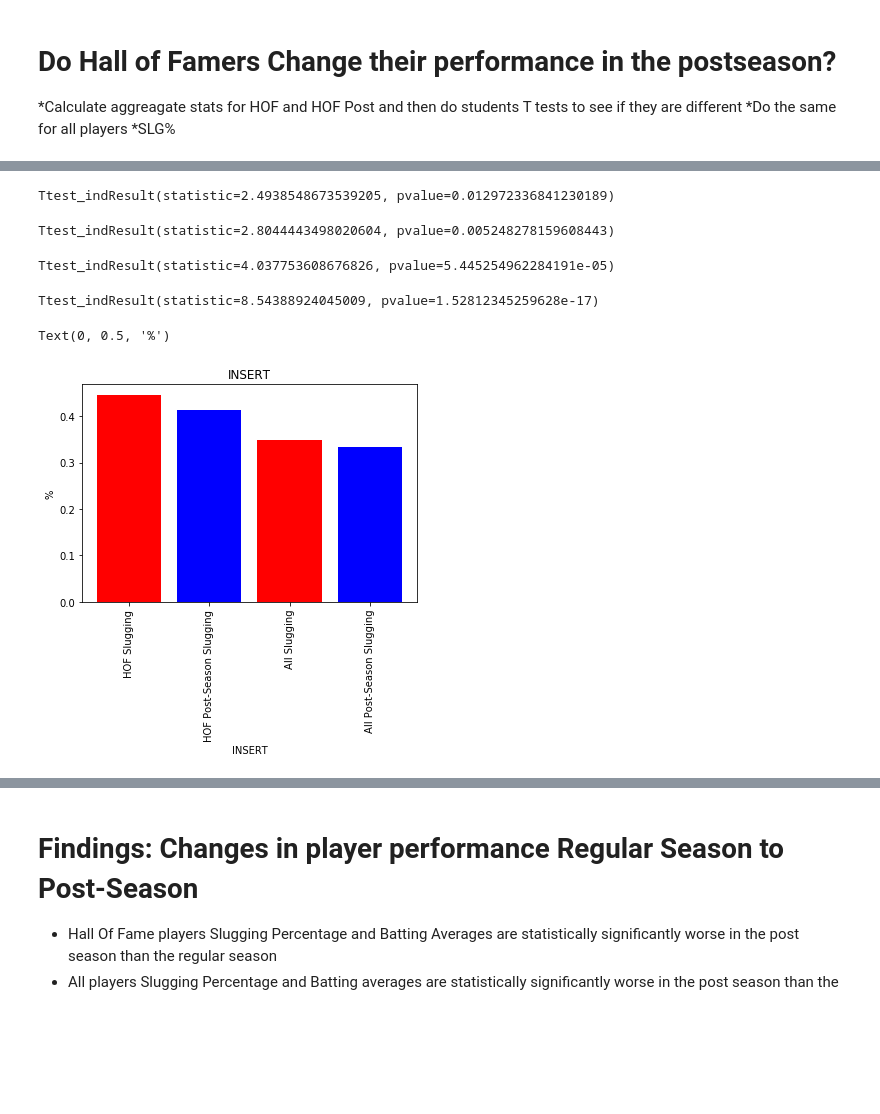
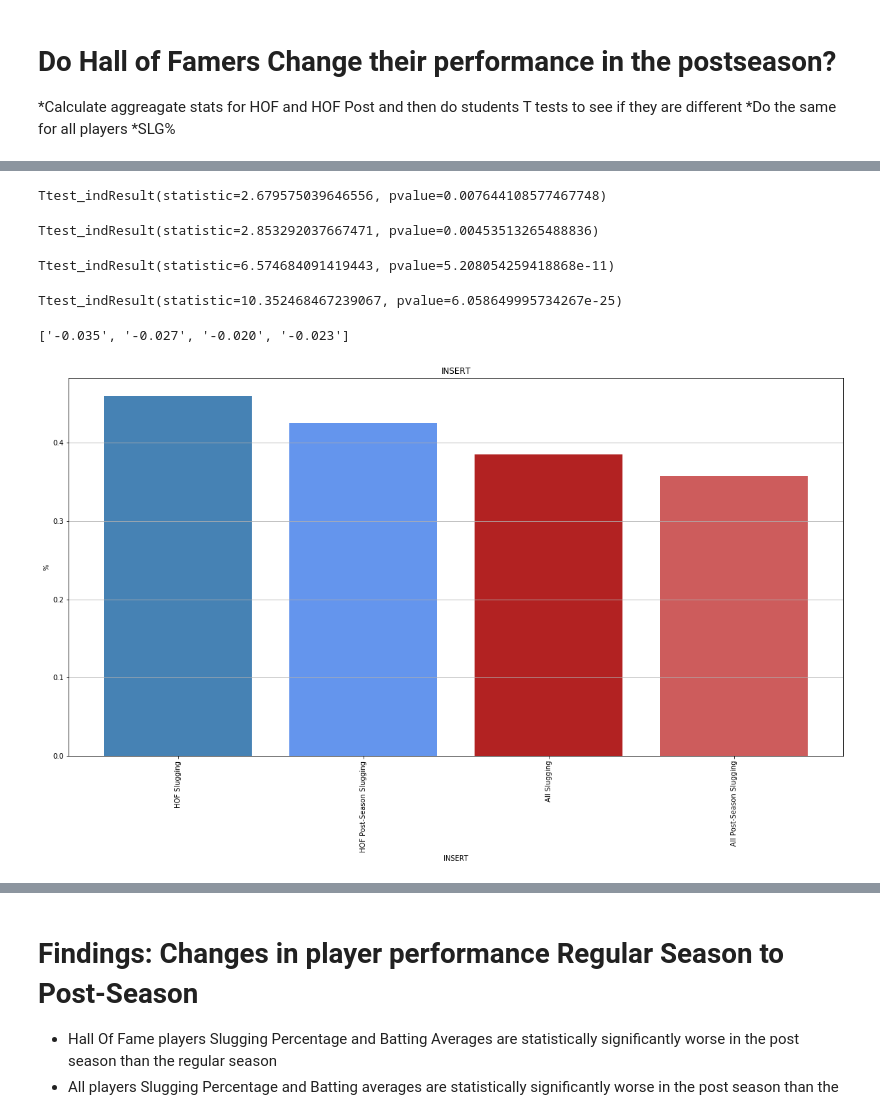
Before and after one commit to BDomogalla/Project1, a Jupyter notebook: data_analysis.ipynb, the cells around one changed output, grey strips where cells are left out. Drawn from its saved outputs; the diff is of its cells as text; code cells hidden in the pictures; blank space fills up the shorter version.

```diff
--- a/data_analysis.ipynb
+++ b/data_analysis.ipynb
@@ -32,0 +24,6 @@ HOF_Batting.head()
+# %%
+#We want to eliminate players with too few at bats and no real statistics for regular season and post-season
+HOF_Batting = HOF_Batting.loc[HOF_Batting['AB'] >= 50]
+HOF_Post_Batting = HOF_Post_Batting.loc[HOF_Post_Batting['AB'] >= 1]
+Post_Batting = Post_Batting.loc[Post_Batting['AB'] >= 1]
+Reg_Batting = Reg_Batting.loc[Reg_Batting['AB'] >= 50]
@@ -560,19 +427,19 @@ M_Reg_Post_BA = Post_Batting['BA'].mean()
 # %%
 stats.ttest_ind(HOF_Slugging, HOF_Post_Slugging, equal_var=False)
 # %% [output]
-Ttest_indResult(statistic=2.4938548673539205, pvalue=0.012972336841230189)
+Ttest_indResult(statistic=2.679575039646556, pvalue=0.007644108577467748)
 # %%
 stats.ttest_ind(HOF_BA, HOF_Post_BA, equal_var=False)
 # %% [output]
-Ttest_indResult(statistic=2.8044443498020604, pvalue=0.005248278159608443)
+Ttest_indResult(statistic=2.853292037667471, pvalue=0.00453513265488836)
 # %%
 stats.ttest_ind(Reg_Slugging, Reg_Post_Slugging, equal_var=False)
 # %% [output]
-Ttest_indResult(statistic=4.037753608676826, pvalue=5.445254962284191e-05)
+Ttest_indResult(statistic=6.574684091419443, pvalue=5.208054259418868e-11)
 # %%
 stats.ttest_ind(Reg_BA, Reg_Post_BA, equal_var=False)
 # %% [output]
-Ttest_indResult(statistic=8.54388924045009, pvalue=1.52812345259628e-17)
+Ttest_indResult(statistic=10.352468467239067, pvalue=6.058649995734267e-25)
 # %%
 #Calculating differences between various stats to illustrate changes in performance
 SLG_DIF = [M_HOF_Slugging, M_HOF_Post_Slugging, M_Reg_Slugging,M_Reg_Post_Slugging]
@@ -583,19 +450,23 @@ REG_SLG_DIF = M_Reg_Post_Slugging - M_Reg_Slugging
 REG_BA_DIF = M_Reg_Post_BA - M_Reg_BA
 HOF_SLG_DIF, HOF_BA_DIF,REG_SLG_DIF, REG_BA_DIF
 DIFS= [HOF_SLG_DIF, REG_SLG_DIF, HOF_BA_DIF, REG_BA_DIF]
+#formattedDIFS = ["%.3f" % member for member in DIFS]
+formattedDIFS
+# %% [output]
+['-0.035', '-0.027', '-0.020', '-0.023']
 # %%
 #Bar Chart for slugging statistics for regular & post-season and hof and all players
 SLG_labels = ["HOF Slugging", "HOF Post-Season Slugging", "All Slugging", "All Post-Season Slugging"]
 SLG_x_axis = np.arange(len(SLG_DIF))
-plt.bar( SLG_x_axis,SLG_DIF, color="rbrb", align="center")
+plt.bar( SLG_x_axis,SLG_DIF, color=['steelblue','cornflowerblue','firebrick','indianred'], align="center")
 tick_locations = [value for value in SLG_x_axis]
 plt.xticks(tick_locations, SLG_labels, rotation = 'vertical')
 plt.title("INSERT")
 plt.xlabel("INSERT")
 plt.ylabel("%")
+plt.grid(b=None, which='major', axis='y')
 # %% [output]
-Text(0, 0.5, '%')
-[figure, old version]
+[figure, new version]
 # %%
 #Bar Chart for BA statistics for regular & post-season and hof and all players
 BA_labels = ["HOF BA", "HOF Post-Season BA", "All BA", "All Post-Season BA"]
```
Also changed, not shown: parts of 44 cells of this notebook.
